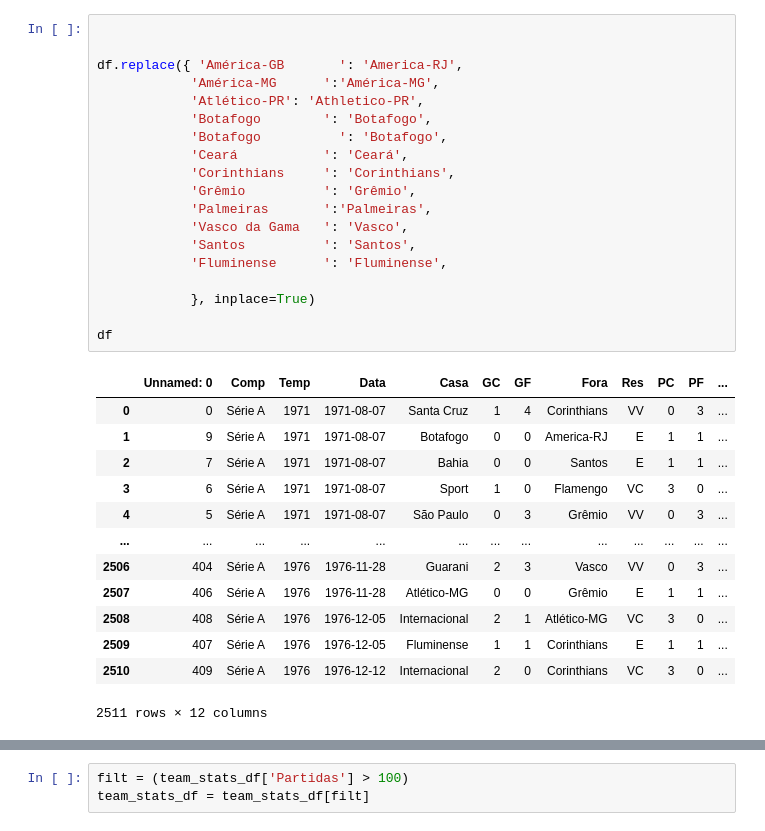
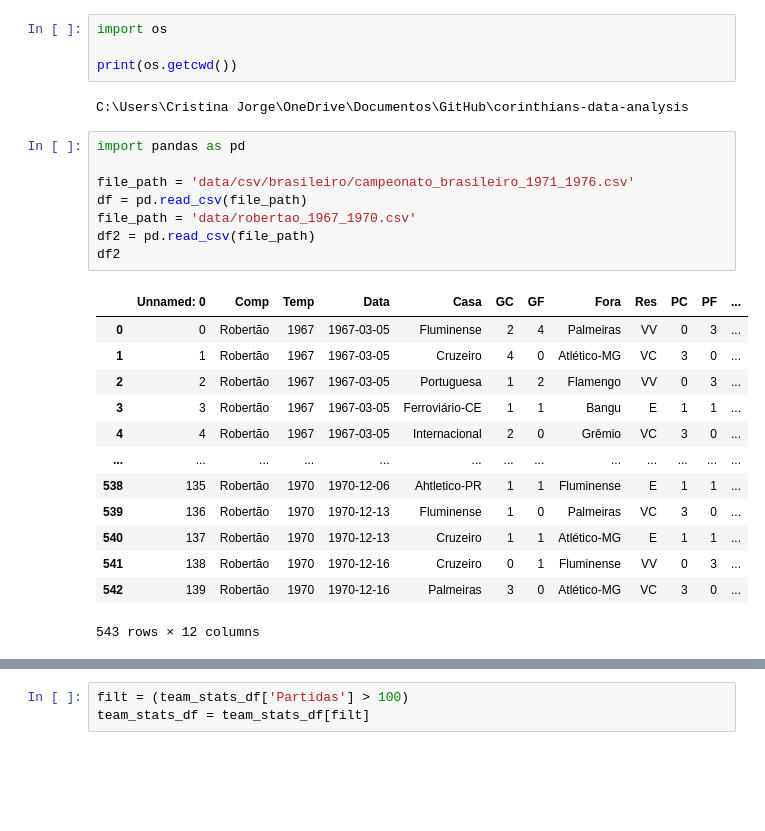
Before and after one commit to JotapeJorge/corinthians-data-analysis, a Jupyter notebook: tournaments_analysis/brasileirao_statistics_1971_1976.ipynb, the cells around one changed output, grey strips where cells are left out. Saved outputs shown, nothing was run; the diff lists cells and outputs as text; blank space fills up the shorter version.

```diff
--- a/tournaments_analysis/brasileirao_statistics_1971_1976.ipynb
+++ b/tournaments_analysis/brasileirao_statistics_1971_1976.ipynb
@@ -34,33 +1,28 @@ print(unique_values_sorted)
-# %%
-
-
-df.replace({ 'América-GB       ': 'America-RJ',
-            'América-MG      ':'América-MG',
-            'Atlético-PR': 'Athletico-PR',
-            'Botafogo        ': 'Botafogo',
-            'Botafogo          ': 'Botafogo',
-            'Ceará           ': 'Ceará',
-            'Corinthians     ': 'Corinthians',
-            'Grêmio          ': 'Grêmio',
-            'Palmeiras       ':'Palmeiras',
-            'Vasco da Gama   ': 'Vasco',
-            'Santos          ': 'Santos',
-            'Fluminense      ': 'Fluminense',
-
-            }, inplace=True)
-
-df
-# %% [output]
-|  | Unnamed: 0 | Comp | Temp | Data | Casa | GC | GF | Fora | Res | PC | PF | ... |
-| 0 | 0 | Série A | 1971 | 1971-08-07 | Santa Cruz | 1 | 4 | Corinthians | VV | 0 | 3 | ... |
-| 1 | 9 | Série A | 1971 | 1971-08-07 | Botafogo | 0 | 0 | America-RJ | E | 1 | 1 | ... |
-| 2 | 7 | Série A | 1971 | 1971-08-07 | Bahia | 0 | 0 | Santos | E | 1 | 1 | ... |
-| 3 | 6 | Série A | 1971 | 1971-08-07 | Sport | 1 | 0 | Flamengo | VC | 3 | 0 | ... |
-| 4 | 5 | Série A | 1971 | 1971-08-07 | São Paulo | 0 | 3 | Grêmio | VV | 0 | 3 | ... |
-| ... | ... | ... | ... | ... | ... | ... | ... | ... | ... | ... | ... | ... |
-| 2506 | 404 | Série A | 1976 | 1976-11-28 | Guarani | 2 | 3 | Vasco | VV | 0 | 3 | ... |
-| 2507 | 406 | Série A | 1976 | 1976-11-28 | Atlético-MG | 0 | 0 | Grêmio | E | 1 | 1 | ... |
-| 2508 | 408 | Série A | 1976 | 1976-12-05 | Internacional | 2 | 1 | Atlético-MG | VC | 3 | 0 | ... |
-| 2509 | 407 | Série A | 1976 | 1976-12-05 | Fluminense | 1 | 1 | Corinthians | E | 1 | 1 | ... |
-| 2510 | 409 | Série A | 1976 | 1976-12-12 | Internacional | 2 | 0 | Corinthians | VC | 3 | 0 | ... |
-2511 rows × 12 columns
+# %%
+import os
+
+print(os.getcwd())
+# %% [output]
+C:\Users\Cristina Jorge\OneDrive\Documentos\GitHub\corinthians-data-analysis
+# %%
+import pandas as pd
+
+file_path = 'data/csv/brasileiro/campeonato_brasileiro_1971_1976.csv'
+df = pd.read_csv(file_path)
+file_path = 'data/robertao_1967_1970.csv'
+df2 = pd.read_csv(file_path)
+df2
+# %% [output]
+|  | Unnamed: 0 | Comp | Temp | Data | Casa | GC | GF | Fora | Res | PC | PF | ... |
+| 0 | 0 | Robertão | 1967 | 1967-03-05 | Fluminense | 2 | 4 | Palmeiras | VV | 0 | 3 | ... |
+| 1 | 1 | Robertão | 1967 | 1967-03-05 | Cruzeiro | 4 | 0 | Atlético-MG | VC | 3 | 0 | ... |
+| 2 | 2 | Robertão | 1967 | 1967-03-05 | Portuguesa | 1 | 2 | Flamengo | VV | 0 | 3 | ... |
+| 3 | 3 | Robertão | 1967 | 1967-03-05 | Ferroviário-CE | 1 | 1 | Bangu | E | 1 | 1 | ... |
+| 4 | 4 | Robertão | 1967 | 1967-03-05 | Internacional | 2 | 0 | Grêmio | VC | 3 | 0 | ... |
+| ... | ... | ... | ... | ... | ... | ... | ... | ... | ... | ... | ... | ... |
+| 538 | 135 | Robertão | 1970 | 1970-12-06 | Ahtletico-PR | 1 | 1 | Fluminense | E | 1 | 1 | ... |
+| 539 | 136 | Robertão | 1970 | 1970-12-13 | Fluminense | 1 | 0 | Palmeiras | VC | 3 | 0 | ... |
+| 540 | 137 | Robertão | 1970 | 1970-12-13 | Cruzeiro | 1 | 1 | Atlético-MG | E | 1 | 1 | ... |
+| 541 | 138 | Robertão | 1970 | 1970-12-16 | Cruzeiro | 0 | 1 | Fluminense | VV | 0 | 3 | ... |
+| 542 | 139 | Robertão | 1970 | 1970-12-16 | Palmeiras | 3 | 0 | Atlético-MG | VC | 3 | 0 | ... |
+543 rows × 12 columns
```
Also changed, not shown: parts of 11 cells of this notebook, 54 other files.
